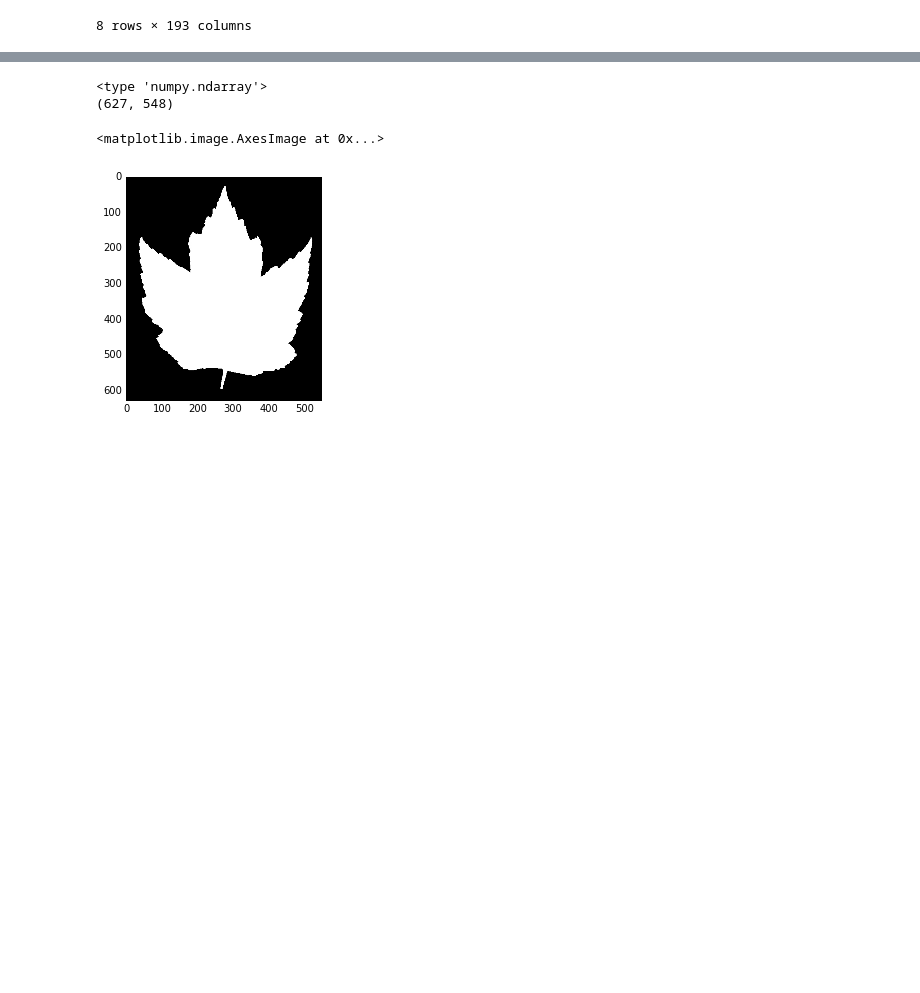
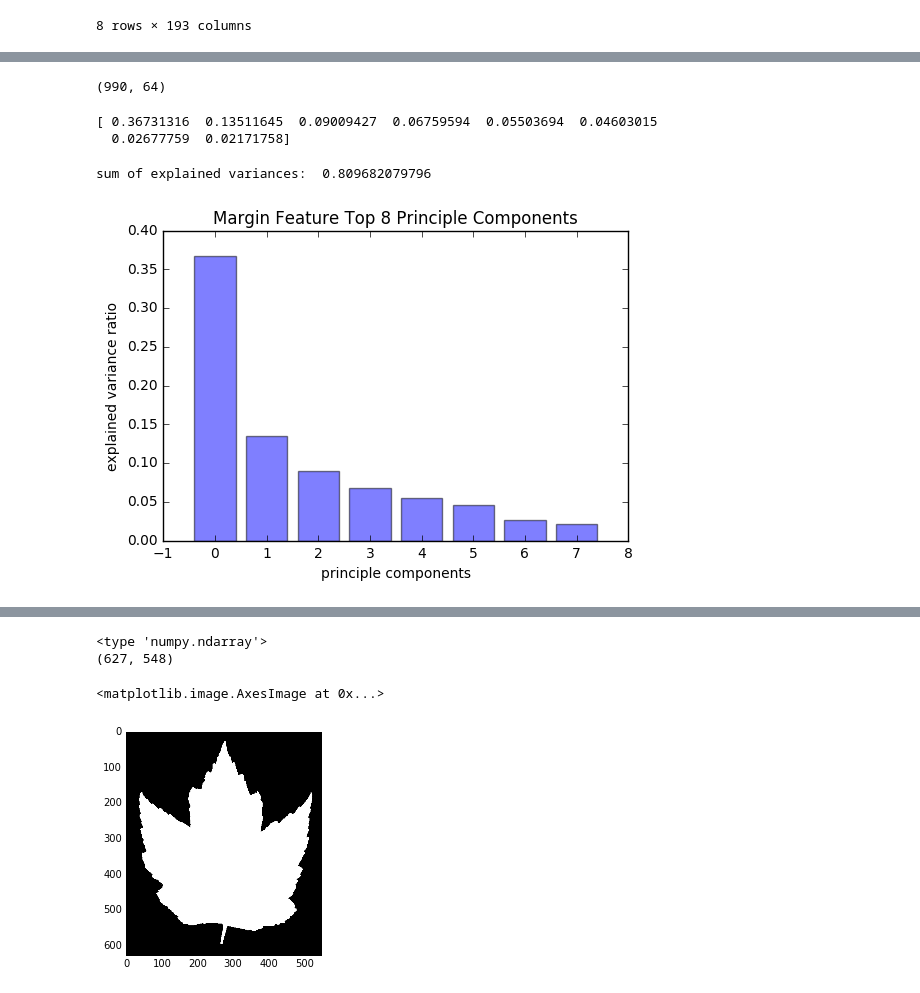
Before and after one commit to zhongyuk/CNNplayground, a Jupyter notebook: leaf/notebooks/explore0.ipynb, the cells around one changed output, grey strips where cells are left out. Cells and saved outputs as stored; diff of their text form; code cells hidden in the pictures; blank space fills up the shorter version.

```diff
--- a/leaf/notebooks/explore0.ipynb
+++ b/leaf/notebooks/explore0.ipynb
@@ -6,6 +16,6 @@ import matplotlib.pyplot as plt
 # %%
-train = pd.read_csv("train.csv")
-test = pd.read_csv("test.csv")
+train = pd.read_csv("../train.csv")
+test = pd.read_csv("../test.csv")
 # %%
 train.head()
 # %% [output]
@@ -46,0 +61,25 @@ train.describe()
+# %%
+margin_cols = [col for col in list(train.columns) if 'margin' in col]
+train_margin = train[margin_cols]
+print train_margin.shape
+# %% [output]
+(990, 64)
+# %%
+pca_obj = PCA(n_components=8)
+pca_obj.fit(train_margin)
+print pca_obj.explained_variance_ratio_
+# %% [output]
+[ 0.36731316  0.13511645  0.09009427  0.06759594  0.05503694  0.04603015
+  0.02677759  0.02171758]
+# %%
+print "sum of explained variances: ", sum(pca_obj.explained_variance_ratio_)
+# %% [output]
+sum of explained variances:  0.809682079796
+# %%
+plt.bar(np.arange(8), pca_obj.explained_variance_ratio_,align='center', alpha=0.5)
+plt.ylabel('explained variance ratio')
+plt.xlabel('principle components')
+plt.title("Margin Feature Top 8 Principle Components")
+plt.show()
+# %% [output]
+[figure, added]
```
Also changed, not shown: parts of 11 cells of this notebook, 2 other files.
